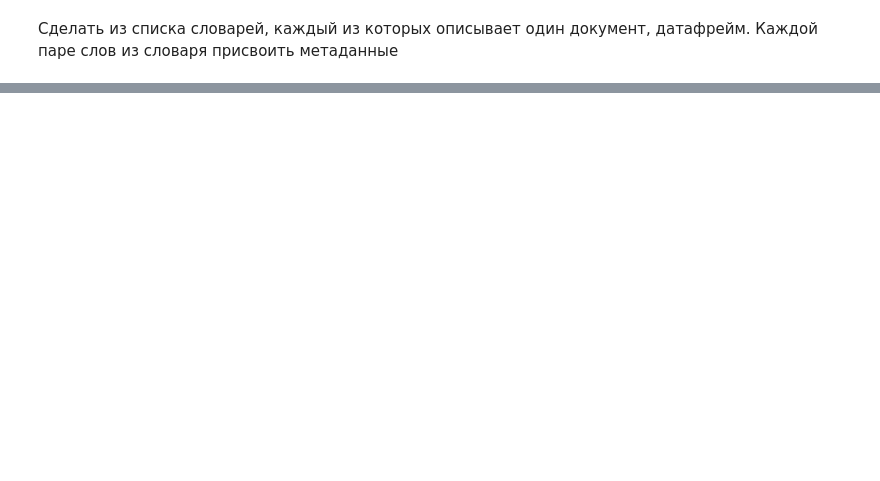
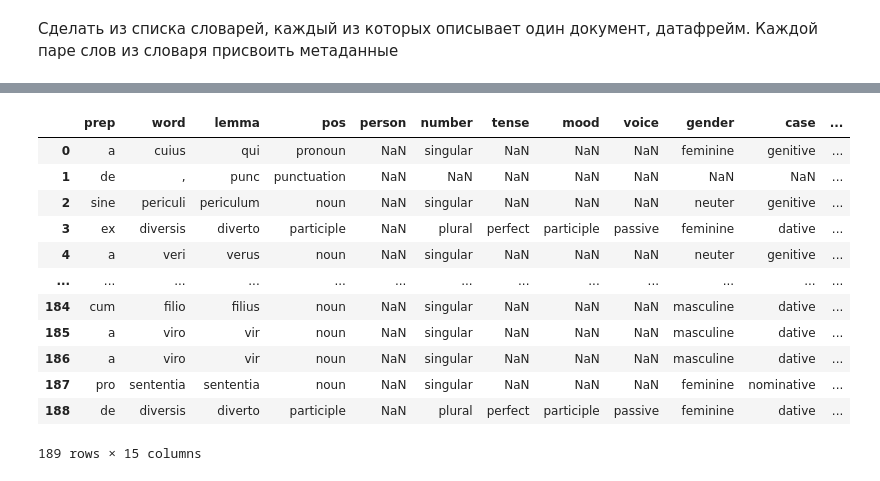
Before and after one commit to bamaxi/latin-project, a Jupyter notebook: main.ipynb, the cells around one changed output, grey strips where cells are left out. Saved outputs shown, nothing was run; the diff lists cells and outputs as text; code cells hidden in the pictures; blank space fills up the shorter version.

```diff
--- a/main.ipynb
+++ b/main.ipynb
@@ -371,3 +381,6 @@ with open('out_x{}-{}.json'.format(count_doc, time), 'w', encoding='utf-8') as f
+# %%
+with open('out_x293-19.05.58-25-12.json', 'r', encoding='utf-8') as f:
+    results = json.load(f)
 # %% [markdown]
 Сделать из списка словарей, каждый из которых описывает один документ, датафрейм. Каждой паре слов из словаря присвоить метаданные
 # %%
@@ -420,2 +429,18 @@ def get_x_word_context(prep, word, sent):
+# %%
+df_full[df_full['title'] == 'Rerum Gestarum']
+# %% [output]
+|  | prep | word | lemma | pos | person | number | tense | mood | voice | gender | case | ... |
+| 0 | a | cuius | qui | pronoun | NaN | singular | NaN | NaN | NaN | feminine | genitive | ... |
+| 1 | de | , | punc | punctuation | NaN | NaN | NaN | NaN | NaN | NaN | NaN | ... |
+| 2 | sine | periculi | periculum | noun | NaN | singular | NaN | NaN | NaN | neuter | genitive | ... |
+| 3 | ex | diversis | diverto | participle | NaN | plural | perfect | participle | passive | feminine | dative | ... |
+| 4 | a | veri | verus | noun | NaN | singular | NaN | NaN | NaN | neuter | genitive | ... |
+| ... | ... | ... | ... | ... | ... | ... | ... | ... | ... | ... | ... | ... |
+| 184 | cum | filio | filius | noun | NaN | singular | NaN | NaN | NaN | masculine | dative | ... |
+| 185 | a | viro | vir | noun | NaN | singular | NaN | NaN | NaN | masculine | dative | ... |
+| 186 | a | viro | vir | noun | NaN | singular | NaN | NaN | NaN | masculine | dative | ... |
+| 187 | pro | sententia | sententia | noun | NaN | singular | NaN | NaN | NaN | feminine | nominative | ... |
+| 188 | de | diversis | diverto | participle | NaN | plural | perfect | participle | passive | feminine | dative | ... |
+189 rows × 15 columns
 # %%
 df_full[['pos', 'word', 'lemma', 'sentence']].groupby(['pos', 'word'])['word'].count()
```
Also changed, not shown: parts of 23 cells of this notebook, 4 other files.
